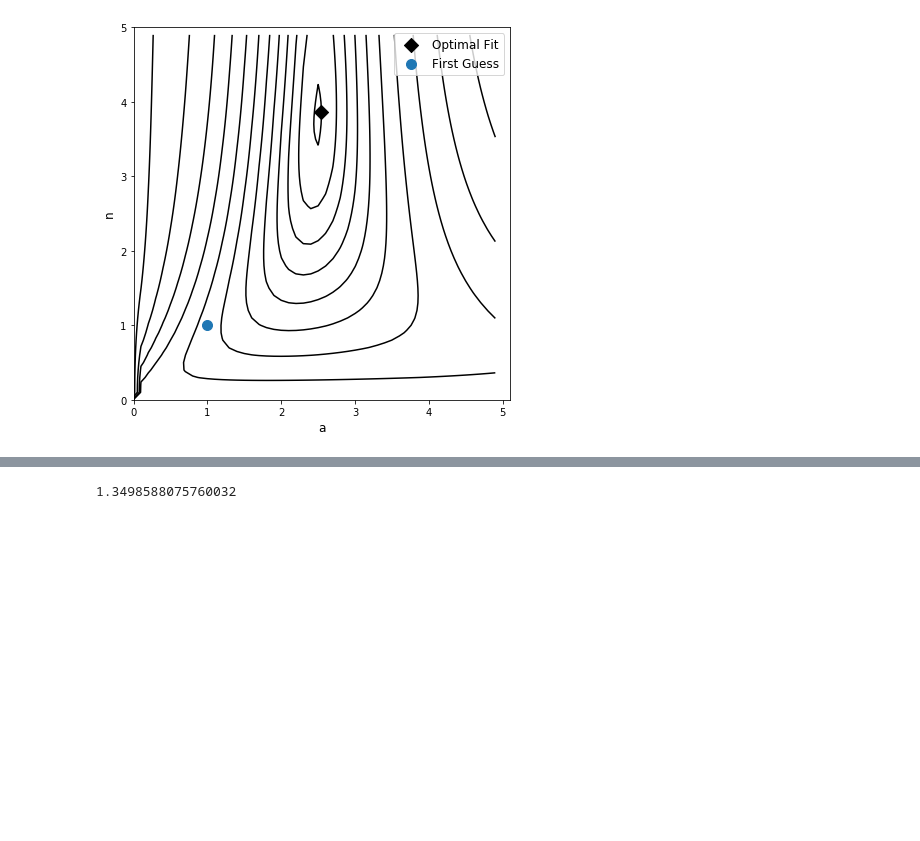
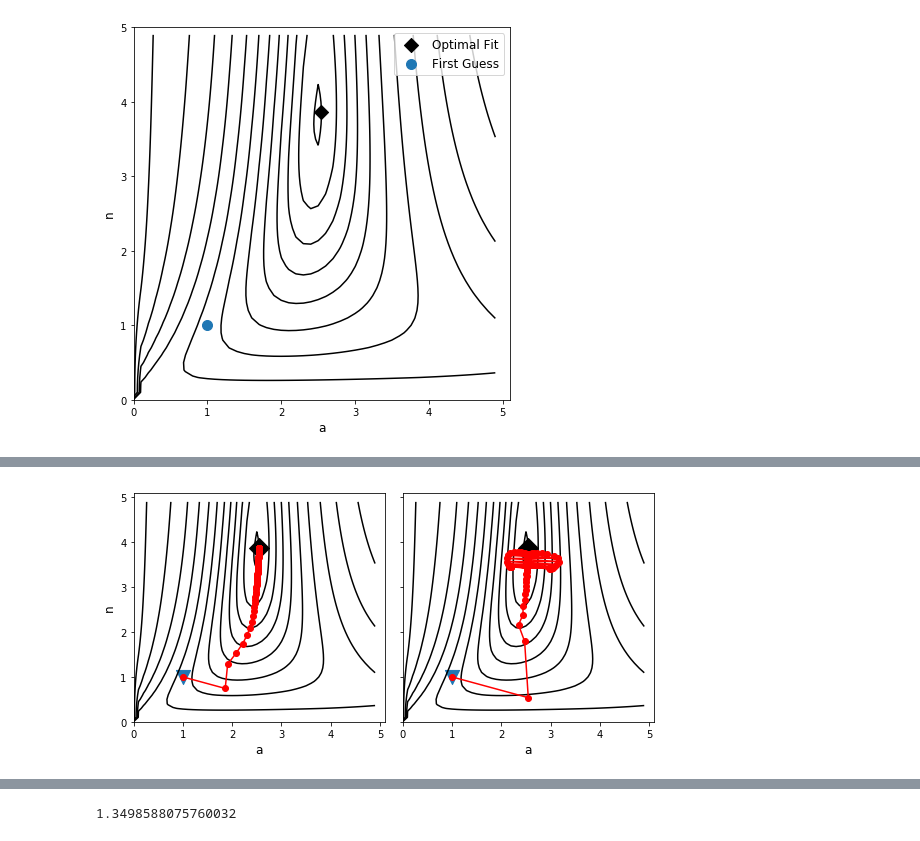
Before and after one commit to biomathman/machine-learning-in-python-book, a Jupyter notebook: notebooks/chapter-8-nonlinear-regression.ipynb, the cells around one changed output, grey strips where cells are left out. Saved outputs shown, nothing was run; the diff lists cells and outputs as text; code cells hidden in the pictures; blank space fills up the shorter version.

```diff
--- a/notebooks/chapter-8-nonlinear-regression.ipynb
+++ b/notebooks/chapter-8-nonlinear-regression.ipynb
@@ -110,0 +201,24 @@ fig.tight_layout()
+# %%
+fig,ax=plt.subplots(nrows=1,ncols=2,sharey=True)
+for j in range(2):
+    ax[j].contour(EScape, levels=np.logspace(-1, 1, 15),colors="k")
+
+    ax[j].set_xlim(0,51)
+    ax[j].set_xticks(range(0,51,10))
+    ax[j].set_xticklabels(range(0,6));
+    ax[j].set_ylim(0,51)
+    ax[j].set_yticks(range(0,51,10))
+    ax[j].set_yticklabels(range(0,6));
+    ax[j].set_xlabel("a",fontsize=12)
+    ax[0].set_ylabel("n",fontsize=12)
+    ax[j].scatter(10*afit,10*nfit,marker="D",c="k", s=200,label="Optimal Fit")
+    ax[j].scatter(10*1,10*1, s=200,label="First Guess", marker="v")
+#ax[0].legend(fontsize=12)
+#fig=plt.gcf()
+ax[0].plot(10*XP,10*YP,marker="o", c="red")
+ax[1].plot(10*XP1,10*YP1,marker="o", c="red")
+fig.set_size_inches(8,4)
+fig.tight_layout()
+fig.savefig("2D-gradient-descent.pdf")
+# %% [output]
+[figure, added]
```
Also changed, not shown: parts of 18 cells of this notebook.
